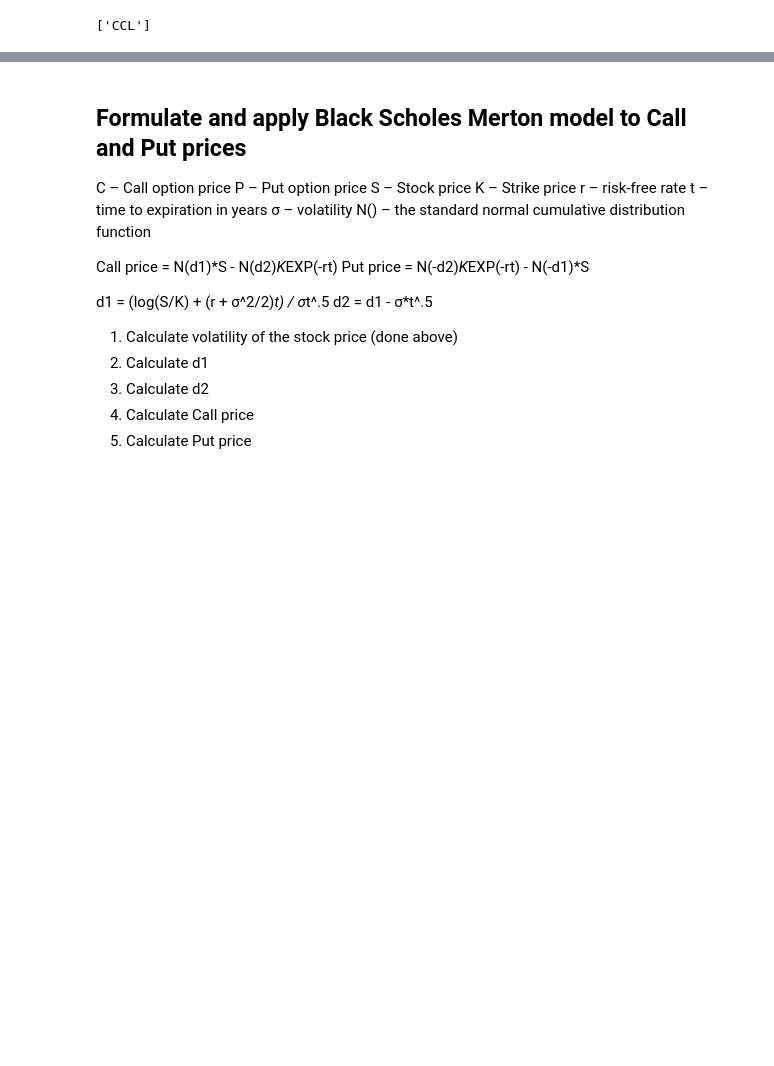
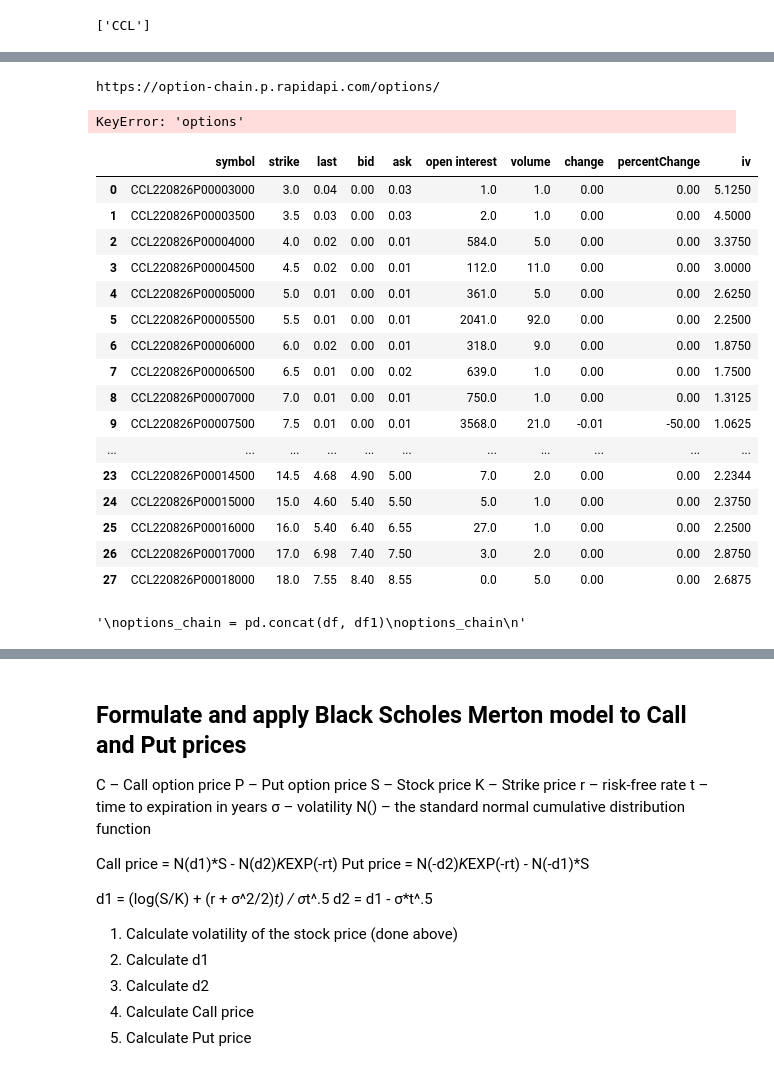
Before and after one commit to cclogan619/Project-3_Wisdom_Learners, a Jupyter notebook: Todd_Files/investment-valuations_P3.ipynb, the cells around one changed output, grey strips where cells are left out. Drawn from its saved outputs; the diff is of its cells as text; code cells hidden in the pictures; blank space fills up the shorter version.

```diff
--- a/Todd_Files/investment-valuations_P3.ipynb
+++ b/Todd_Files/investment-valuations_P3.ipynb
@@ -216 +188,79 @@ CCL.dropna()
+# %%
+#API call from rapidapi.com for CCL
+import requests
+import os
+import requests
+import pandas as pd
+import numpy as np
+from dotenv import load_dotenv
+import alpaca_trade_api as tradeapi
+%matplotlib inline
+import streamlit as st
+
+st.title('Options Chain')
+st.header('Company Information')
+
+
+input_ticker = st.text_input('Enter a stock symbol (all caps please)')
+id = input_ticker
+url = "https://option-chain.p.rapidapi.com/options/%s" % id
+print(url)
+
+input_ticker = st.text_input('Enter a stock symbol (all caps please)')
+st.write(input_ticker)
+#url = "https://option-chain.p.rapidapi.com/options/CCL"
+
+headers = {
+	"X-RapidAPI-Key": "e17dcce559msh919faee0afa4c7bp1ce1a6jsn70cc4d9ff538",
+	"X-RapidAPI-Host": "option-chain.p.rapidapi.com"
+}
+
+response = requests.request("GET", url, headers=headers)
+
+#print(response.text)
+# %% [output]
+https://option-chain.p.rapidapi.com/options/
+# %%
+r = response.json()
+p = r["options"][0]['2022-08-26']['calls']
+#convert python dictionary to dataframe
+#Chain = pd.DataFrame.from_dict(r, orient = "index", columns=['date','strike', 'symbol', 'last'])
+#Chain.head()
+df = pd.DataFrame(p)
+df
+# %% [output]
+KeyError: 'options'
+# %%
+r = response.json()
+p = r["options"][0]['2022-08-26']['puts']
+#convert python dictionary to dataframe
+#Chain = pd.DataFrame.from_dict(r, orient = "index", columns=['date','strike', 'symbol', 'last'])
+#Chain.head()
+df1 = pd.DataFrame(p)
+df1
+# %% [output]
+|  | symbol | strike | last | bid | ask | open interest | volume | change | percentChange | iv |
+| 0 | CCL220826P00003000 | 3.0 | 0.04 | 0.00 | 0.03 | 1.0 | 1.0 | 0.00 | 0.00 | 5.1250 |
+| 1 | CCL220826P00003500 | 3.5 | 0.03 | 0.00 | 0.03 | 2.0 | 1.0 | 0.00 | 0.00 | 4.5000 |
+| 2 | CCL220826P00004000 | 4.0 | 0.02 | 0.00 | 0.01 | 584.0 | 5.0 | 0.00 | 0.00 | 3.3750 |
+| 3 | CCL220826P00004500 | 4.5 | 0.02 | 0.00 | 0.01 | 112.0 | 11.0 | 0.00 | 0.00 | 3.0000 |
+| 4 | CCL220826P00005000 | 5.0 | 0.01 | 0.00 | 0.01 | 361.0 | 5.0 | 0.00 | 0.00 | 2.6250 |
+| 5 | CCL220826P00005500 | 5.5 | 0.01 | 0.00 | 0.01 | 2041.0 | 92.0 | 0.00 | 0.00 | 2.2500 |
+| 6 | CCL220826P00006000 | 6.0 | 0.02 | 0.00 | 0.01 | 318.0 | 9.0 | 0.00 | 0.00 | 1.8750 |
+| 7 | CCL220826P00006500 | 6.5 | 0.01 | 0.00 | 0.02 | 639.0 | 1.0 | 0.00 | 0.00 | 1.7500 |
+| 8 | CCL220826P00007000 | 7.0 | 0.01 | 0.00 | 0.01 | 750.0 | 1.0 | 0.00 | 0.00 | 1.3125 |
+| 9 | CCL220826P00007500 | 7.5 | 0.01 | 0.00 | 0.01 | 3568.0 | 21.0 | -0.01 | -50.00 | 1.0625 |
+| ... | ... | ... | ... | ... | ... | ... | ... | ... | ... | ... |
+| 23 | CCL220826P00014500 | 14.5 | 4.68 | 4.90 | 5.00 | 7.0 | 2.0 | 0.00 | 0.00 | 2.2344 |
+| 24 | CCL220826P00015000 | 15.0 | 4.60 | 5.40 | 5.50 | 5.0 | 1.0 | 0.00 | 0.00 | 2.3750 |
+| 25 | CCL220826P00016000 | 16.0 | 5.40 | 6.40 | 6.55 | 27.0 | 1.0 | 0.00 | 0.00 | 2.2500 |
+| 26 | CCL220826P00017000 | 17.0 | 6.98 | 7.40 | 7.50 | 3.0 | 2.0 | 0.00 | 0.00 | 2.8750 |
+| 27 | CCL220826P00018000 | 18.0 | 7.55 | 8.40 | 8.55 | 0.0 | 5.0 | 0.00 | 0.00 | 2.6875 |
+# %%
+"""
+options_chain = pd.concat(df, df1)
+options_chain
+"""
+# %% [output]
+'\noptions_chain = pd.concat(df, df1)\noptions_chain\n'
 # %%
```
Also changed, not shown: parts of 29 cells of this notebook, 27 other files.
